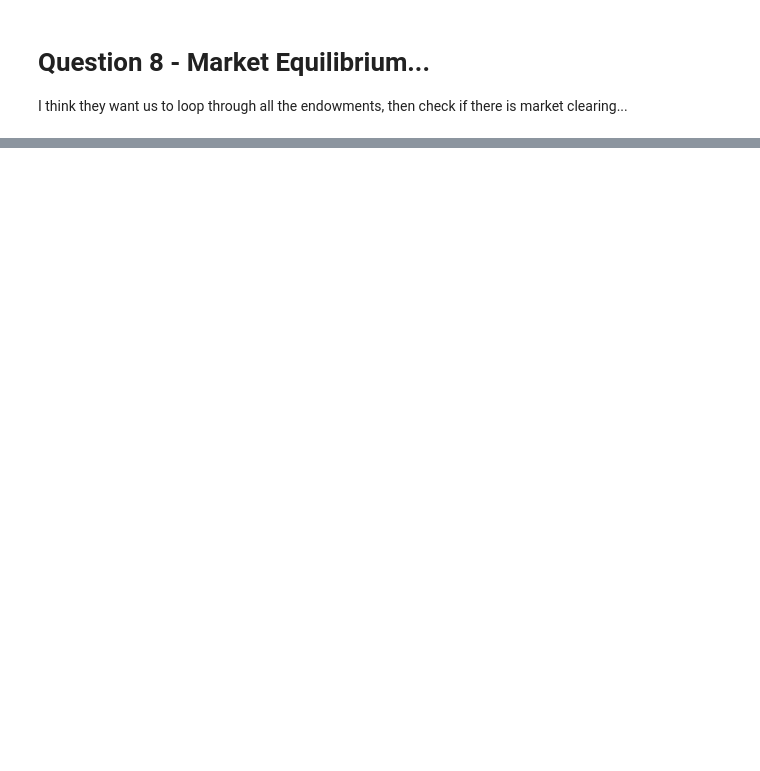
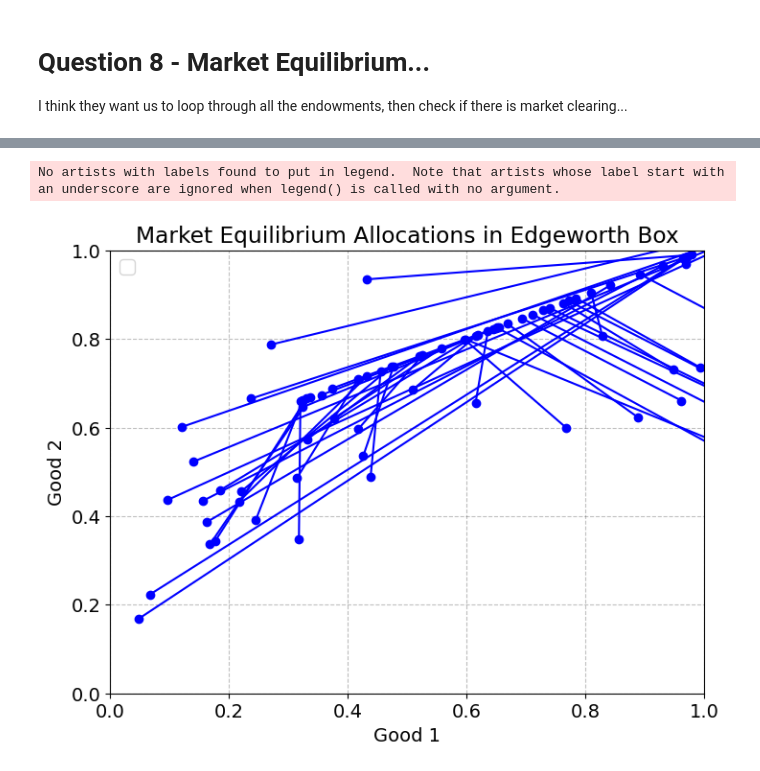
Before and after one commit to NumEconCopenhagen/projects-2024-josh-joshua-and-lyonell, a Jupyter notebook: JC Attempt Assignment 1/InauguralProject2024.ipynb, the cells around one changed output, grey strips where cells are left out. Cells and saved outputs as stored; diff of their text form; code cells hidden in the pictures; blank space fills up the shorter version.

```diff
--- a/JC Attempt Assignment 1/InauguralProject2024.ipynb
+++ b/JC Attempt Assignment 1/InauguralProject2024.ipynb
@@ -626,0 +586,66 @@ Equilibrium allocations:
+# %%
+from scipy.optimize import minimize
+import numpy as np
+import matplotlib.pyplot as plt
+
+#Endowment space of previous exercise
+np.random.seed(79) # for reproductivity
+num_elements = 50
+W = np.random.uniform(0, 1, size=(num_elements, 2))
+
+# Demand functions
+#Redefining the demand functrion as the endowment i now random
+def xA1_star(p1, omegaA1, omegaA2):
+    return par.alpha * (p1*omegaA1 + omegaA2) / p1
+
+def xA2_star(p1, omegaA1, omegaA2):
+    return (1 - par.alpha) * (p1*omegaA1 + omegaA2)
+
+def xB1_star(p1, omegaA1, omegaA2):
+    return par.beta * ((1 - p1)*omegaA1 + omegaA2)
+
+def xB2_star(p1, omegaA1, omegaA2):
+    return (1 - par.beta) * ((1 - p1)*omegaA1 + omegaA2)
+
+
+# Function to calculate market clearing errors
+#The function is now modified to take the endowment space in account.
+def market_clearing_error(p1, omegaA1, omegaA2):
+    error1 = xA1_star(p1, omegaA1, omegaA2) - omegaA1 - xB1_star(p1, 1-omegaA1, 1-omegaA2)
+    error2 = xA2_star(p1, omegaA1, omegaA2) - omegaA2 - xB2_star(p1, 1-omegaA1, 1-omegaA2)
+    return abs(error1) + abs(error2)
+
+# Function to find market clearing price
+# The market error function is minimized to find the market clearing price
+# The used method is L-BFGS-B it is a bounded method with the constriant that the price should be positive
+def market_clearing_price(omegaA1, omegaA2):
+    result = minimize(market_clearing_error, x0=0.5, args=(omegaA1, omegaA2), bounds=[(0, None)], method='L-BFGS-B')
+    if result.success:
+        return result.x[0]
+    return None
+
+# Find market equilibrium allocation for each omegaA in W and plot in Edgeworth box
+plt.figure(figsize=(8, 6))
+plt.title('Market Equilibrium Allocations in Edgeworth Box')
+
+for omegaA in W:
+    p1_eq = market_clearing_price(omegaA[0], omegaA[1]) # omegaA[0] is omegaA1 and omegaA[1] is omegaA2 it is based on W
+    if p1_eq is not None:
+        xA1_eq = xA1_star(p1_eq, omegaA[0], omegaA[1]) # calculates the optimal allocation of agent A of good 1
+        xA2_eq = xA2_star(p1_eq, omegaA[0], omegaA[1]) # calculates the optimal allocation of agent A of good 2
+        xB1_eq = xB1_star(p1_eq, 1-omegaA[0], 1-omegaA[1])
+        xB2_eq = xB2_star(p1_eq, 1-omegaA[0], 1-omegaA[1])
+
+        plt.plot([xA1_eq, 1-xB1_eq], [xA2_eq, 1-xB2_eq], 'bo-') #plots the consumtion bundels and connects them with a blue line
+
+
+plt.xlabel('Good 1')
+plt.ylabel('Good 2')
+plt.xlim(0, 1)
+plt.ylim(0, 1)
+plt.grid(True)
+plt.legend()
+plt.show()
+# %% [output]
+No artists with labels found to put in legend.  Note that artists whose label start with an underscore are ignored when legend() is called with no argument.
+[figure, added]
```
Also changed, not shown: parts of 4 cells of this notebook, 1 other file.
